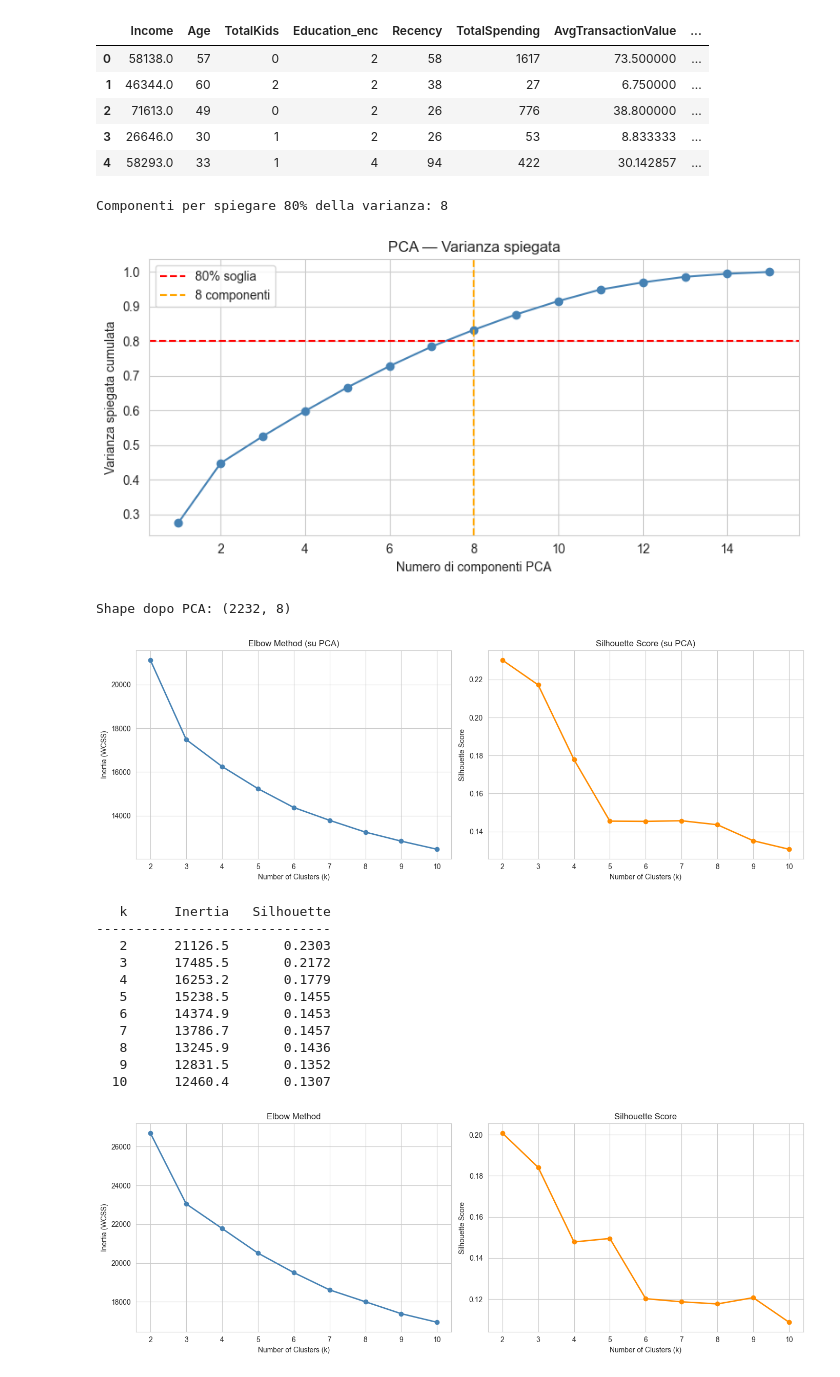
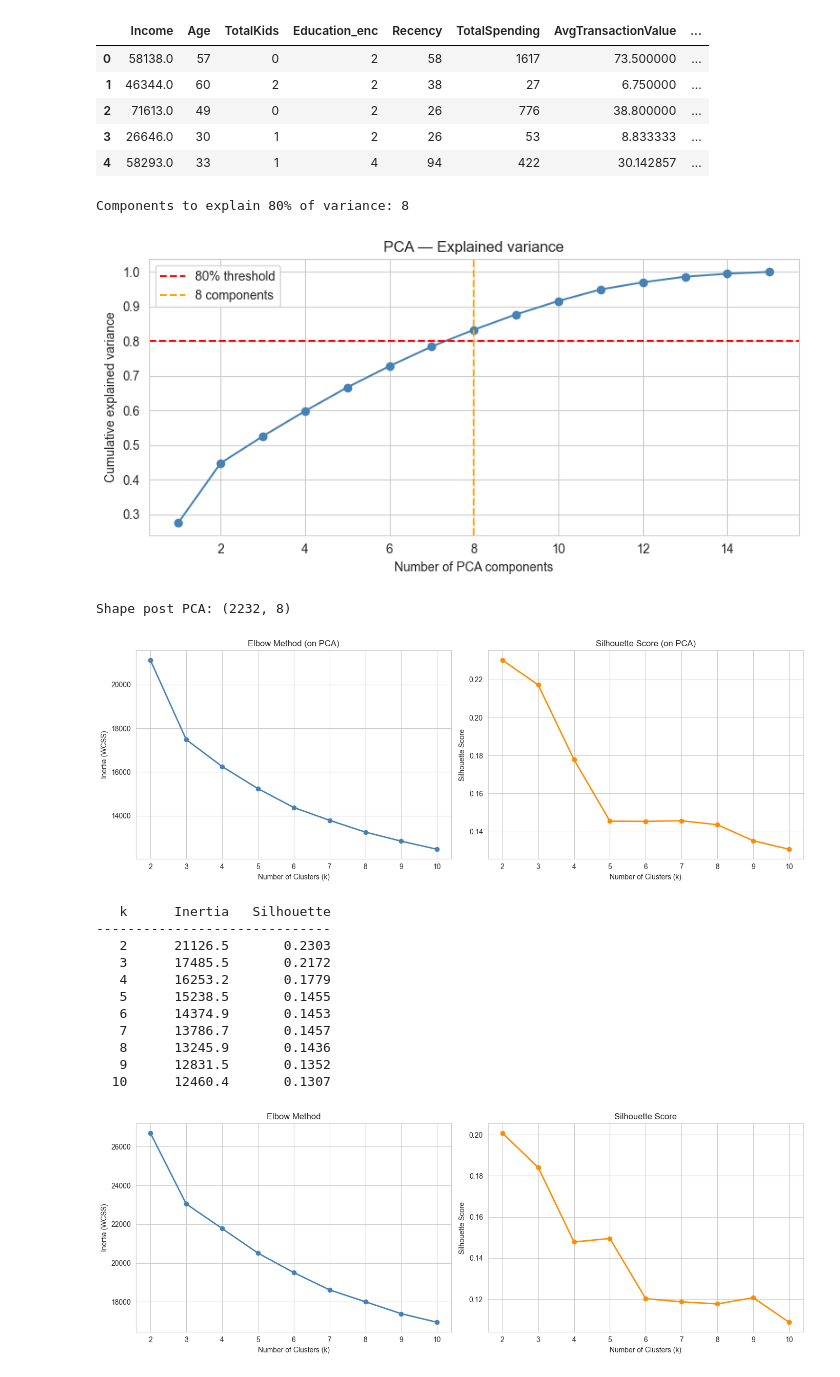
Before and after one commit to ialwayslikedgrime/data_science_exercises, a Jupyter notebook: lab1.ipynb, the cells around one changed output. Drawn from its saved outputs; the diff is of its cells as text; code cells hidden in the pictures.

```diff
--- a/lab1.ipynb
+++ b/lab1.ipynb
@@ -1976,60 +1991,61 @@ pca_full.fit(X)
 
 explained = np.cumsum(pca_full.explained_variance_ratio_)
 n_components = np.argmax(explained >= 0.80) + 1
-print(f"Componenti per spiegare 80% della varianza: {n_components}")
+print(f"Components to explain 80% of variance: {n_components}")
 
-# Scree plot
+
 plt.figure(figsize=(8, 4))
 plt.plot(range(1, len(explained)+1), explained, marker='o', color='steelblue')
-plt.axhline(y=0.80, color='red', linestyle='--', label='80% soglia')
+plt.axhline(y=0.80, color='red', linestyle='--', label='80% threshold')
 plt.axvline(x=n_components, color='orange', linestyle='--',
-            label=f'{n_components} componenti')
-plt.xlabel('Numero di componenti PCA')
-plt.ylabel('Varianza spiegata cumulata')
-plt.title('PCA — Varianza spiegata')
+            label=f'{n_components} components')
+plt.xlabel('Number of PCA components')
+plt.ylabel('Cumulative explained variance')
+plt.title('PCA — Explained variance')
 plt.legend()
 plt.tight_layout()
 plt.show()
 
+
 # Step 2: applica PCA con le componenti scelte
 pca = PCA(n_components=n_components, random_state=42)
 X_pca = pca.fit_transform(X)
-print(f"Shape dopo PCA: {X_pca.shape}")
+print(f"Shape post PCA: {X_pca.shape}")
 
 # Step 3: Elbow + Silhouette sullo spazio PCA
 inertias, silhouette_scores = [], []
 K_range = range(2, 11)
 
 for k in K_range:
     km = KMeans(n_clusters=k, init='k-means++', n_init=10, random_state=42)
     km.fit(X_pca)
     inertias.append(km.inertia_)
     silhouette_scores.append(silhouette_score(X_pca, km.labels_))
 
 fig, (ax1, ax2) = plt.subplots(1, 2, figsize=(14, 5))
 ax1.plot(K_range, inertias, marker='o', color='steelblue', linewidth=2)
 ax1.set_xlabel('Number of Clusters (k)')
 ax1.set_ylabel('Inertia (WCSS)')
-ax1.set_title('Elbow Method (su PCA)')
+ax1.set_title('Elbow Method (on PCA)')
 ax1.set_xticks(list(K_range))
 
 ax2.plot(K_range, silhouette_scores, marker='o', color='darkorange', linewidth=2)
 ax2.set_xlabel('Number of Clusters (k)')
 ax2.set_ylabel('Silhouette Score')
-ax2.set_title('Silhouette Score (su PCA)')
+ax2.set_title('Silhouette Score (on PCA)')
 ax2.set_xticks(list(K_range))
 
 plt.tight_layout()
 plt.show()
 
 print(f"\n{'k':>4} {'Inertia':>12} {'Silhouette':>12}")
 print("-" * 30)
 for k, ine, sil in zip(K_range, inertias, silhouette_scores):
     print(f"{k:>4} {ine:>12.1f} {sil:>12.4f}")
 # %% [output]
-Componenti per spiegare 80% della varianza: 8
+Components to explain 80% of variance: 8
-[figure, old version]
+[figure, new version]
-Shape dopo PCA: (2232, 8)
+Shape post PCA: (2232, 8)
 [figure]
    k      Inertia   Silhouette
 ------------------------------
```
Also changed, not shown: parts of 16 cells of this notebook, 1 other file.
